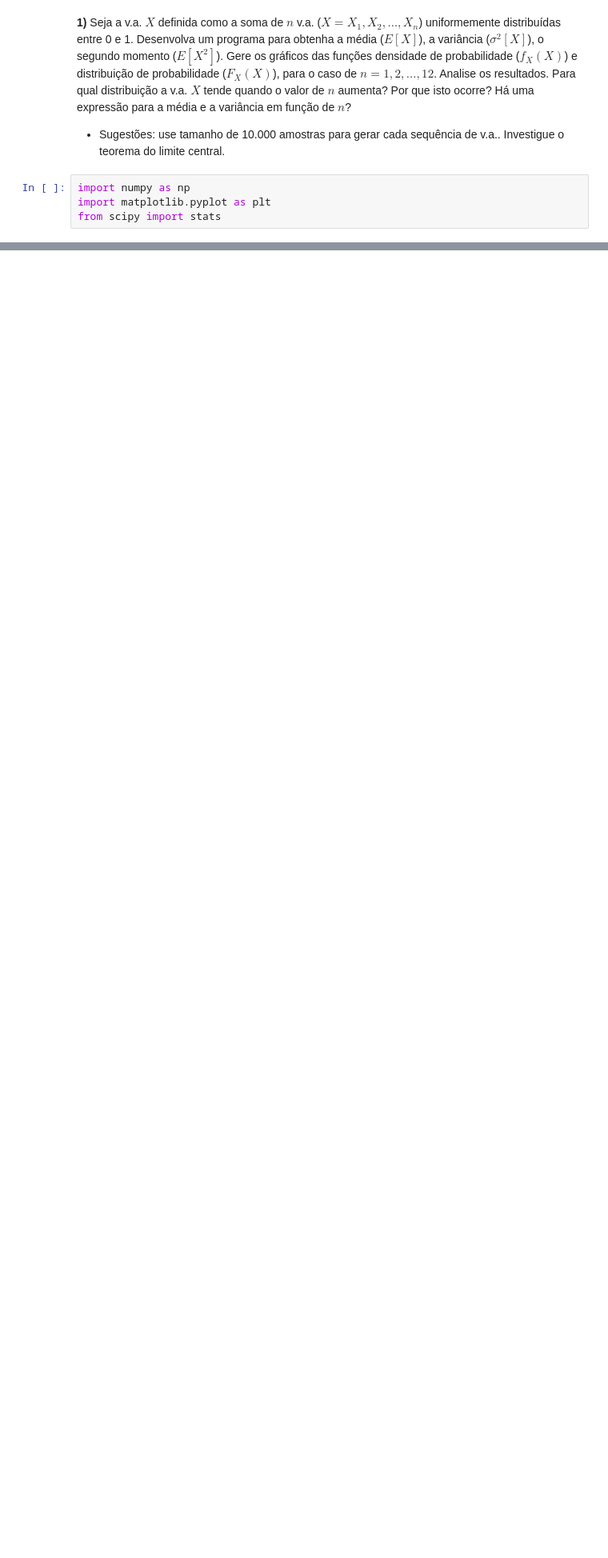
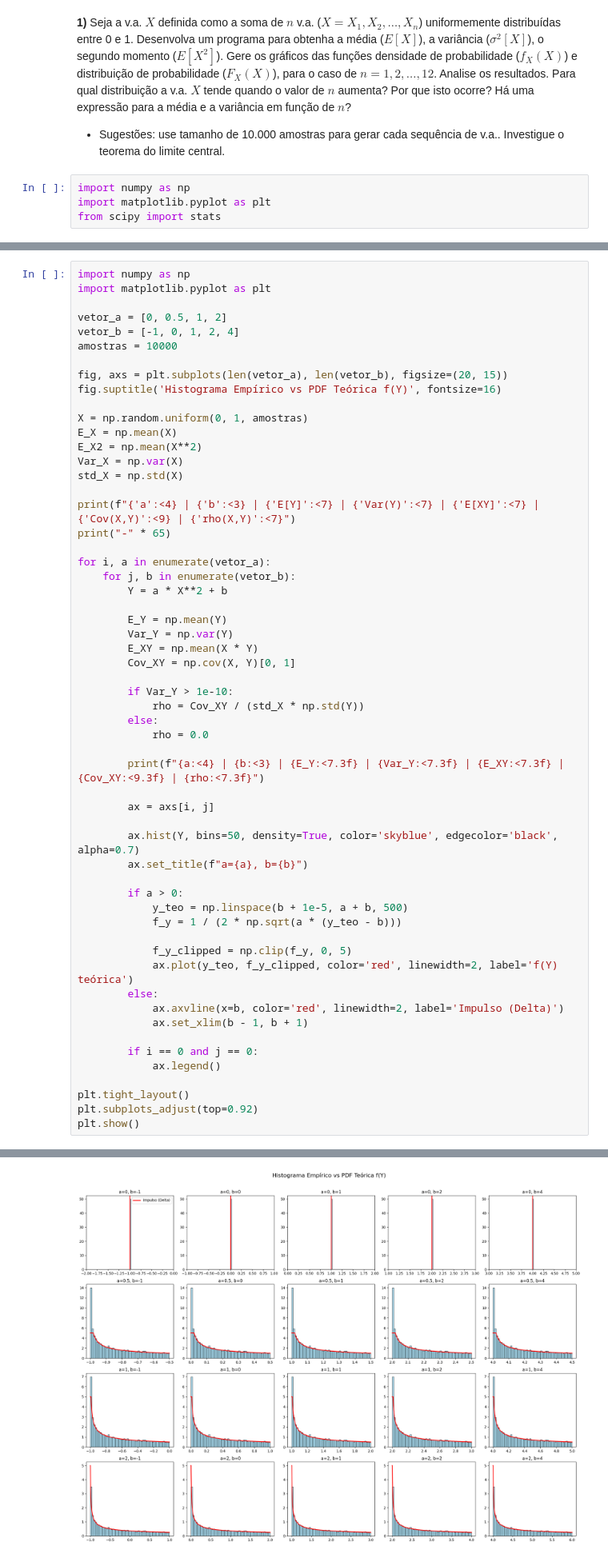
Before and after one commit to brunopaiva1/Aprendizado_nao_supervisionado, a Jupyter notebook: Lista1/Soma_Variaveis_Aleatorias.ipynb, the cells around one changed output, grey strips where cells are left out. Shown at 80% size. Drawn from its saved outputs; the diff is of its cells as text; blank space fills up the shorter version.

Commit message:
aplicação para obter histograma da v.a. uniformemente distribuída

```diff
--- a/Lista1/Soma_Variaveis_Aleatorias.ipynb
+++ b/Lista1/Soma_Variaveis_Aleatorias.ipynb
@@ -86,0 +89,58 @@ $$\sigma_X = \sqrt{\frac{n}{12}}$$
+# %%
+import numpy as np
+import matplotlib.pyplot as plt
+
+vetor_a = [0, 0.5, 1, 2]
+vetor_b = [-1, 0, 1, 2, 4]
+amostras = 10000
+
+fig, axs = plt.subplots(len(vetor_a), len(vetor_b), figsize=(20, 15))
+fig.suptitle('Histograma Empírico vs PDF Teórica f(Y)', fontsize=16)
+
+X = np.random.uniform(0, 1, amostras)
+E_X = np.mean(X)
+E_X2 = np.mean(X**2)
+Var_X = np.var(X)
+std_X = np.std(X)
+
+print(f"{'a':<4} | {'b':<3} | {'E[Y]':<7} | {'Var(Y)':<7} | {'E[XY]':<7} | {'Cov(X,Y)':<9} | {'rho(X,Y)':<7}")
+print("-" * 65)
+
+for i, a in enumerate(vetor_a):
+    for j, b in enumerate(vetor_b):
+        Y = a * X**2 + b
+
+        E_Y = np.mean(Y)
+        Var_Y = np.var(Y)
+        E_XY = np.mean(X * Y)
+        Cov_XY = np.cov(X, Y)[0, 1]
+
+        if Var_Y > 1e-10:
+            rho = Cov_XY / (std_X * np.std(Y))
+        else:
+            rho = 0.0
+
+        print(f"{a:<4} | {b:<3} | {E_Y:<7.3f} | {Var_Y:<7.3f} | {E_XY:<7.3f} | {Cov_XY:<9.3f} | {rho:<7.3f}")
+
+        ax = axs[i, j]
+
+        ax.hist(Y, bins=50, density=True, color='skyblue', edgecolor='black', alpha=0.7)
+        ax.set_title(f"a={a}, b={b}")
+
+        if a > 0:
+            y_teo = np.linspace(b + 1e-5, a + b, 500)
+            f_y = 1 / (2 * np.sqrt(a * (y_teo - b)))
+
+            f_y_clipped = np.clip(f_y, 0, 5)
+            ax.plot(y_teo, f_y_clipped, color='red', linewidth=2, label='f(Y) teórica')
+        else:
+            ax.axvline(x=b, color='red', linewidth=2, label='Impulso (Delta)')
+            ax.set_xlim(b - 1, b + 1)
+
+        if i == 0 and j == 0:
+            ax.legend()
+
+plt.tight_layout()
+plt.subplots_adjust(top=0.92)
+plt.show()
+# %% [output]
@@ -86,0 +164 @@ $$\sigma_X = \sqrt{\frac{n}{12}}$$
+[figure, added]
```
Also changed, not shown: parts of 2 cells of this notebook.
